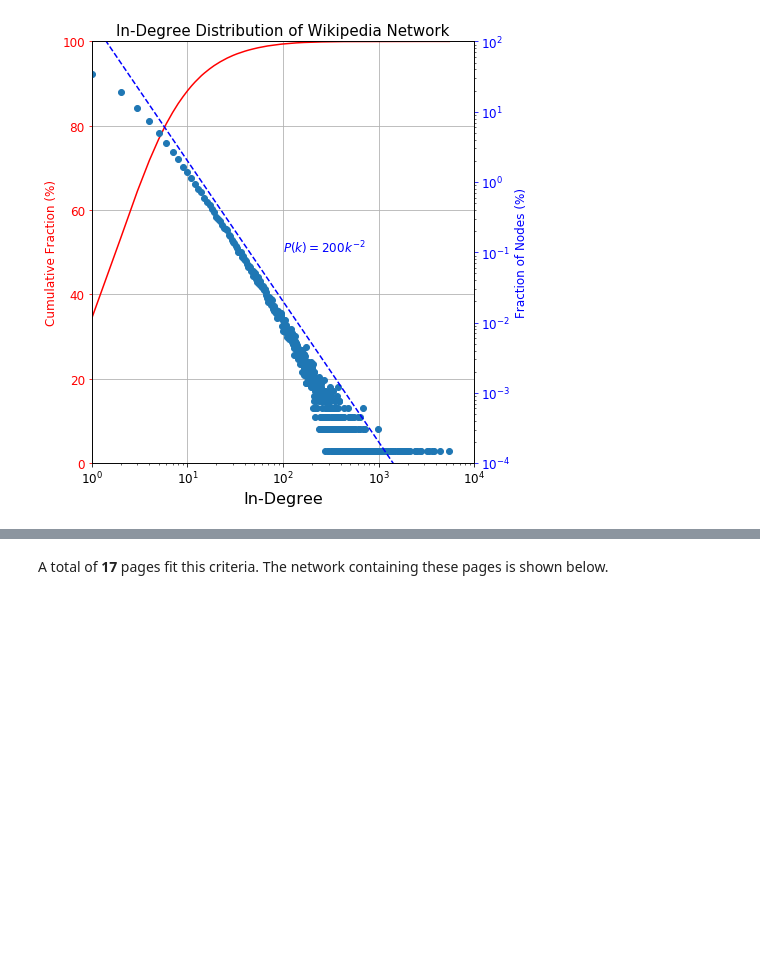
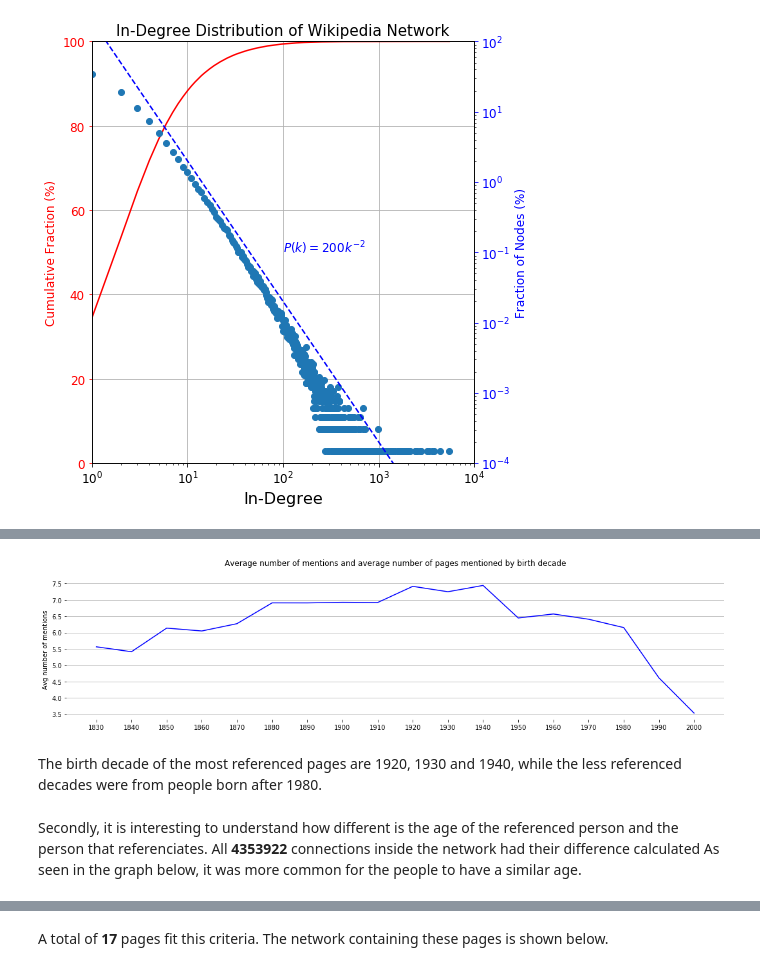
Before and after one commit to Brandevin/Wikipedia_Network, a Jupyter notebook: main.ipynb, the cells around one changed output, grey strips where cells are left out. Saved outputs shown, nothing was run; the diff lists cells and outputs as text; code cells hidden in the pictures; blank space fills up the shorter version.

Commit message:
Second version of jupyter notebook

```diff
--- a/main.ipynb
+++ b/main.ipynb
@@ -151,0 +159,23 @@ ax1.grid()
+# %%
+#Creating decades bins and averaging over them
+bins= list(np.arange(1830,2003,10))+[2003]
+wikipedia_unified['year_bin']=pd.cut(wikipedia_unified['birth_year'],bins,include_lowest=True)
+average_by_decade=wikipedia_unified.groupby('year_bin').mean()
+average_by_decade.index=[int(x) for x in np.arange(1830,2003,10)]
+
+fig,(ax1)=plt.subplots(1,1,figsize=(15,4),sharex=True)
+plt.subplots_adjust(hspace=0.1)
+sns.lineplot(x=average_by_decade.index,y='number_mentions',data=average_by_decade,color='blue',ax=ax1,markers='o')
+ax1.grid(axis='y')
+ax1.set_ylabel('Avg number of mentions')
+
+for ax in [ax1]:
+    for spine in ax.spines:
+        ax.spines[spine].set_visible(False)
+plt.xticks(np.arange(1830,2003,10))
+plt.title('Average number of mentions and average number of pages mentioned by birth decade\n');
+plt.tight_layout()
+# %% [output]
+[figure, added]
+# %% [markdown]
+The birth decade of the most referenced pages are 1920, 1930 and 1940, while the less referenced decades were from people born after 1980.
@@ -151,0 +187,7 @@ ax1.grid()
+# %%
+md(('Secondly, it is interesting to understand how different is the age of the referenced person and the person that'
+   ' referenciates. All **{}** connections inside the network had their difference calculated'
+    '\nAs seen in the graph below, it was more common for the people to have a similar age.'.format(len(difference_list))))
+# %% [output]
+Secondly, it is interesting to understand how different is the age of the referenced person and the person that referenciates. All **4353922** connections inside the network had their difference calculated
+As seen in the graph below, it was more common for the people to have a similar age.
```
Also changed, not shown: parts of 27 cells of this notebook.
